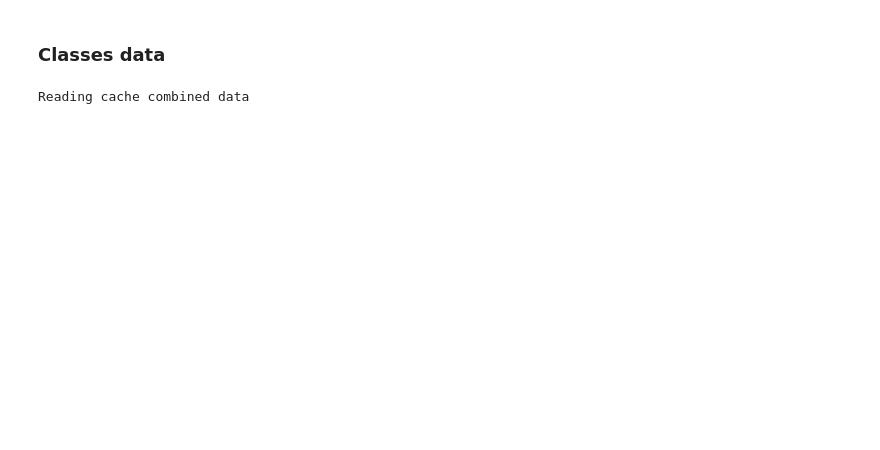
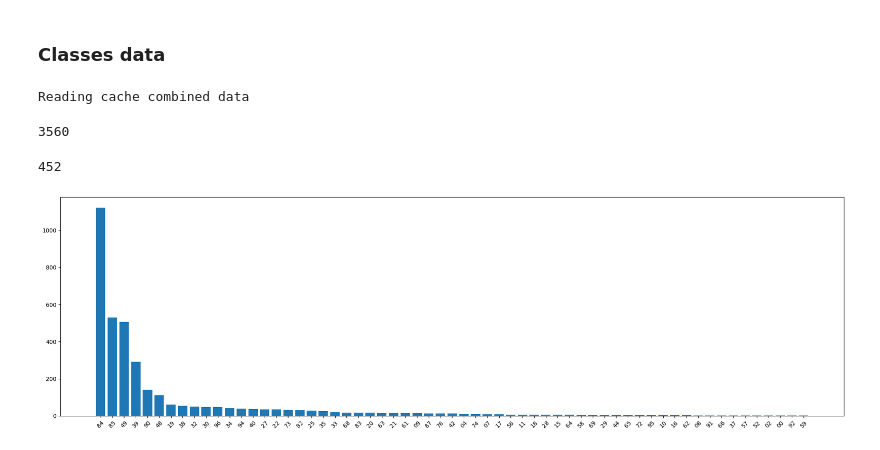
Before and after one commit to teichx/TCC, a Jupyter notebook: app/data.ipynb, the cells around one changed output. Cells and saved outputs as stored; diff of their text form; code cells hidden in the pictures; blank space fills up the shorter version.

```diff
--- a/app/data.ipynb
+++ b/app/data.ipynb
@@ -332,3 +364,23 @@ for key, value in descriptions_dict.items():
 
 with open('../data/ean_list.json', 'w') as file:
   file.write(json.dumps(descriptions_dict, indent=2))
+# %%
+len(class_data)
+# %% [output]
+3560
+# %%
+len(set(class_data.ncm))
+# %% [output]
+452
+# %%
+from matplotlib import pyplot
+
+ncm_counts_class_data = class_data.ncm.str[:2].value_counts()
+
+pyplot.figure(figsize=(20, 6))
+pyplot.bar(ncm_counts_class_data.index, ncm_counts_class_data.values)
+pyplot.xticks(rotation=45)
+pyplot.tight_layout()
+pyplot.show()
+# %% [output]
+[figure, added]
```
Also changed, not shown: parts of 9 cells of this notebook, 2 other files.
